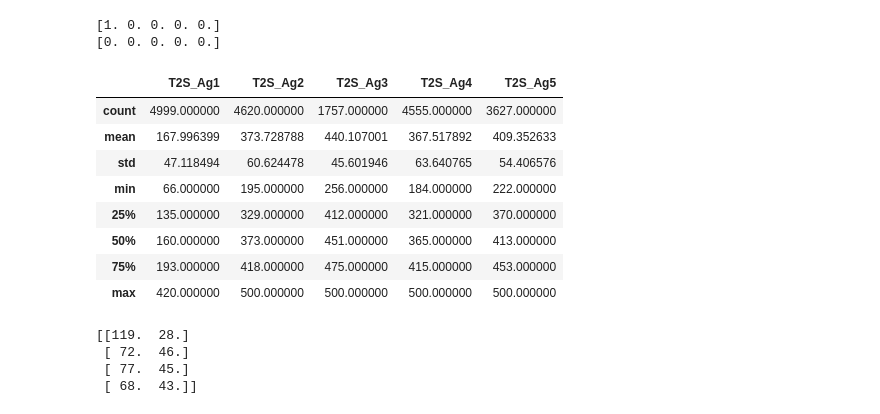
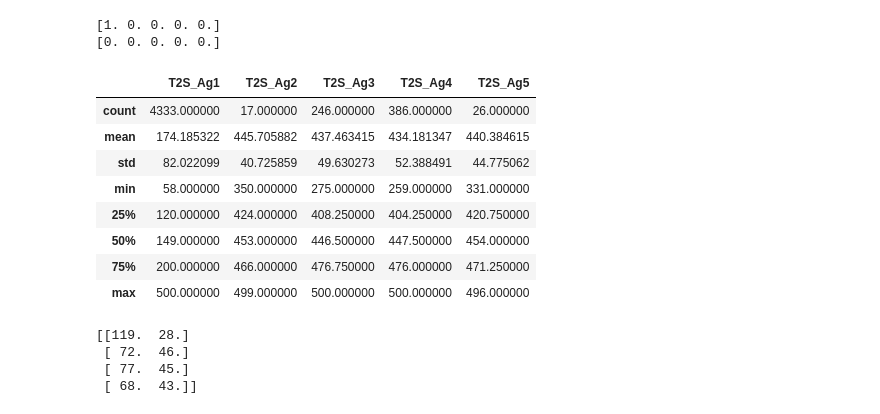
Before and after one commit to maymac00/MAEGG_IPPO, a Jupyter notebook: t2s.ipynb, the cells around one changed output. Saved outputs shown, nothing was run; the diff lists cells and outputs as text; code cells hidden in the pictures.

```diff
--- a/t2s.ipynb
+++ b/t2s.ipynb
@@ -2,7 +2,7 @@
 import pandas as pd
 import numpy as np
 
-path = ("beegfs/ECAI")
+path = "ECAI"
 folder = lambda db, eff, we : f"/db{db}_effrate{eff}_we{we}_ECAI"
 # %%
 data = pd.read_csv(path + folder(0, 0.2, 0)*2 + "/t2s.csv").to_numpy()
@@ -35,17 +35,17 @@ for db in dbs:
             survivor_database[eff][db][we] = pd.DataFrame(survival, columns=[f"Survival_Ag{i}" for i in range(1, 6)])
             t2s_database[eff][db][we] = pd.DataFrame(data, columns=[f"T2S_Ag{i}" for i in range(1, 6)])
 # %%
-t2s_database[0.2][1][10].describe()
+t2s_database[0.2][0][10].describe()
 # %% [output]
 |  | T2S_Ag1 | T2S_Ag2 | T2S_Ag3 | T2S_Ag4 | T2S_Ag5 |
-| count | 4999.000000 | 4620.000000 | 1757.000000 | 4555.000000 | 3627.000000 |
-| mean | 167.996399 | 373.728788 | 440.107001 | 367.517892 | 409.352633 |
-| std | 47.118494 | 60.624478 | 45.601946 | 63.640765 | 54.406576 |
-| min | 66.000000 | 195.000000 | 256.000000 | 184.000000 | 222.000000 |
-| 25% | 135.000000 | 329.000000 | 412.000000 | 321.000000 | 370.000000 |
-| 50% | 160.000000 | 373.000000 | 451.000000 | 365.000000 | 413.000000 |
-| 75% | 193.000000 | 418.000000 | 475.000000 | 415.000000 | 453.000000 |
-| max | 420.000000 | 500.000000 | 500.000000 | 500.000000 | 500.000000 |
+| count | 4333.000000 | 17.000000 | 246.000000 | 386.000000 | 26.000000 |
+| mean | 174.185322 | 445.705882 | 437.463415 | 434.181347 | 440.384615 |
+| std | 82.022099 | 40.725859 | 49.630273 | 52.388491 | 44.775062 |
+| min | 58.000000 | 350.000000 | 275.000000 | 259.000000 | 331.000000 |
+| 25% | 120.000000 | 424.000000 | 408.250000 | 404.250000 | 420.750000 |
+| 50% | 149.000000 | 453.000000 | 446.500000 | 447.500000 | 454.000000 |
+| 75% | 200.000000 | 466.000000 | 476.750000 | 476.000000 | 471.250000 |
+| max | 500.000000 | 499.000000 | 500.000000 | 500.000000 | 496.000000 |
 # %%
 row = 0.6
 grouped_values = np.zeros((4,2))
```
Also changed, not shown: parts of 3 cells of this notebook, 1 other file.
